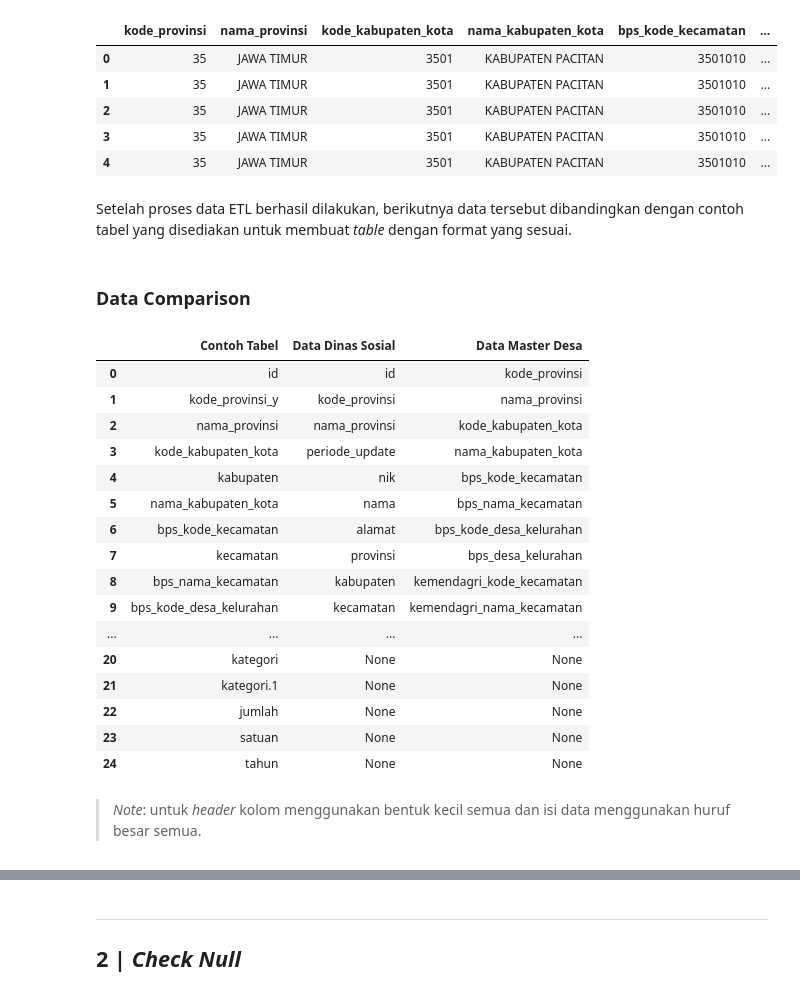
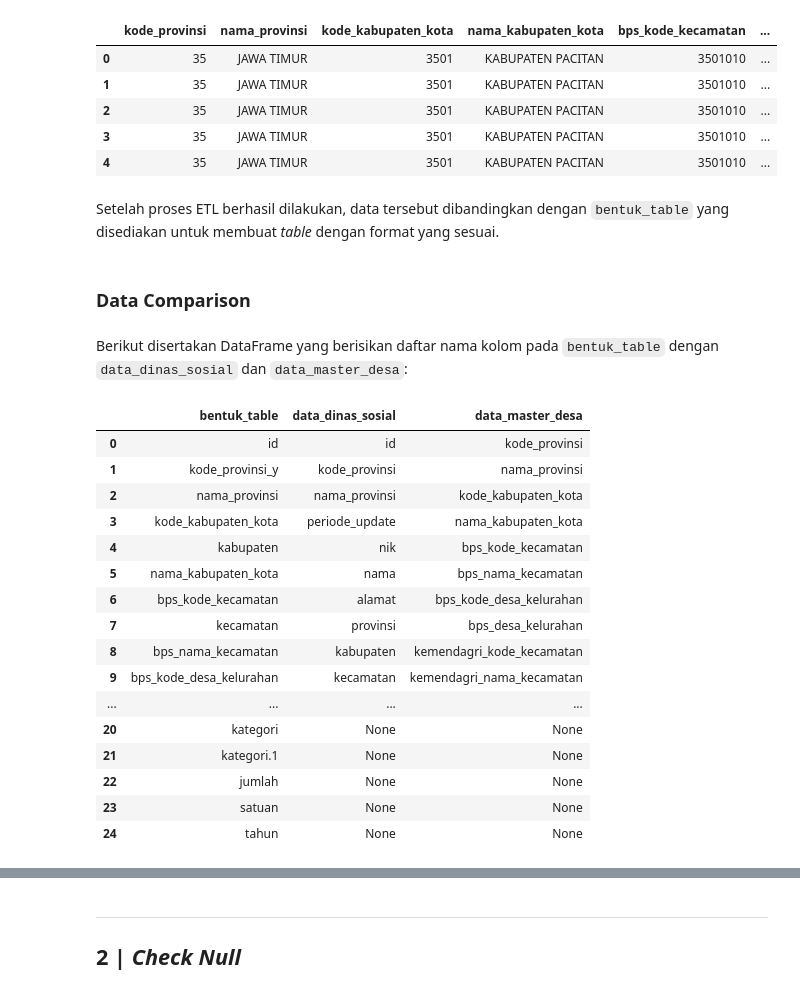
Before and after one commit to garudapaksi-yusuf/SEAL_Data_Scientist_Technical_Test, a Jupyter notebook: notebook/notebook.ipynb, the cells around one changed output, grey strips where cells are left out. Saved outputs shown, nothing was run; the diff lists cells and outputs as text; code cells hidden in the pictures.

```diff
--- a/notebook/notebook.ipynb
+++ b/notebook/notebook.ipynb
@@ -19,13 +19,13 @@
 
 > Buatlah *table* seperti berikut dari data dinas sosial dan data *master* desa:
 # %%
-# Import library yang dibutuhkan untuk mengakses contoh tabel
+# Import library yang dibutuhkan untuk mengakses contoh table
 import pandas as pd
 
-# Mengakses contoh tabel yang tersedia dalam format 'excel'
-contoh_tabel = pd.read_excel(
-    io='../docs/Data Scientist Techncial Test.xlsx', # Letak dan nama file dari contoh tabel
-    sheet_name='bentuk table', # Nama sheet dari contoh tabel
+# Mengakses contoh table yang tersedia dalam format .xlsx
+bentuk_table = pd.read_excel(
+    io='../docs/Data Scientist Techncial Test.xlsx', # Letak dan nama file dari contoh table
+    sheet_name='bentuk table', # Nama sheet dari contoh table
 )
 # %%
 # Pengaturan untuk library Pandas
@@ -161,24 +222,28 @@ data_master_desa.head(
 | 3 | 35 | JAWA TIMUR | 3501 | KABUPATEN PACITAN | 3501010 | ... |
 | 4 | 35 | JAWA TIMUR | 3501 | KABUPATEN PACITAN | 3501010 | ... |
 # %% [markdown]
-Setelah proses data ETL berhasil dilakukan, berikutnya data tersebut dibandingkan dengan contoh tabel yang disediakan untuk membuat *table* dengan format yang sesuai.
+Setelah proses ETL berhasil dilakukan, data tersebut dibandingkan dengan `bentuk_table` yang disediakan untuk membuat *table* dengan format yang sesuai.
 # %% [markdown]
 ### Data Comparison
+# %% [markdown]
+Berikut disertakan DataFrame yang berisikan daftar nama kolom pada `bentuk_table` dengan `data_dinas_sosial` dan `data_master_desa`:
 # %%
 pd.DataFrame(
+    # Label/nama kolom pada tiap data
     data=[
-        contoh_tabel.columns,
+        bentuk_table.columns,
         data_dinas_sosial.columns,
         data_master_desa.columns
     ],
+    # Indeks untuk tiap daftar nama kolom
     index=[
-        'Contoh Tabel',
-        'Data Dinas Sosial',
-        'Data Master Desa'
+        'bentuk_table',
+        'data_dinas_sosial',
+        'data_master_desa'
     ]
-).T
+).T # Transpose DataFrame untuk memudahkan analisis
 # %% [output]
-|  | Contoh Tabel | Data Dinas Sosial | Data Master Desa |
+|  | bentuk_table | data_dinas_sosial | data_master_desa |
 | 0 | id | id | kode_provinsi |
 | 1 | kode_provinsi_y | kode_provinsi | nama_provinsi |
 | 2 | nama_provinsi | nama_provinsi | kode_kabupaten_kota |
@@ -195,5 +260,3 @@ pd.DataFrame(
 | 22 | jumlah | None | None |
 | 23 | satuan | None | None |
 | 24 | tahun | None | None |
-# %% [markdown]
-> *Note*: untuk *header* kolom menggunakan bentuk kecil semua dan isi data menggunakan huruf besar semua.
```
Also changed, not shown: parts of 28 cells of this notebook.
